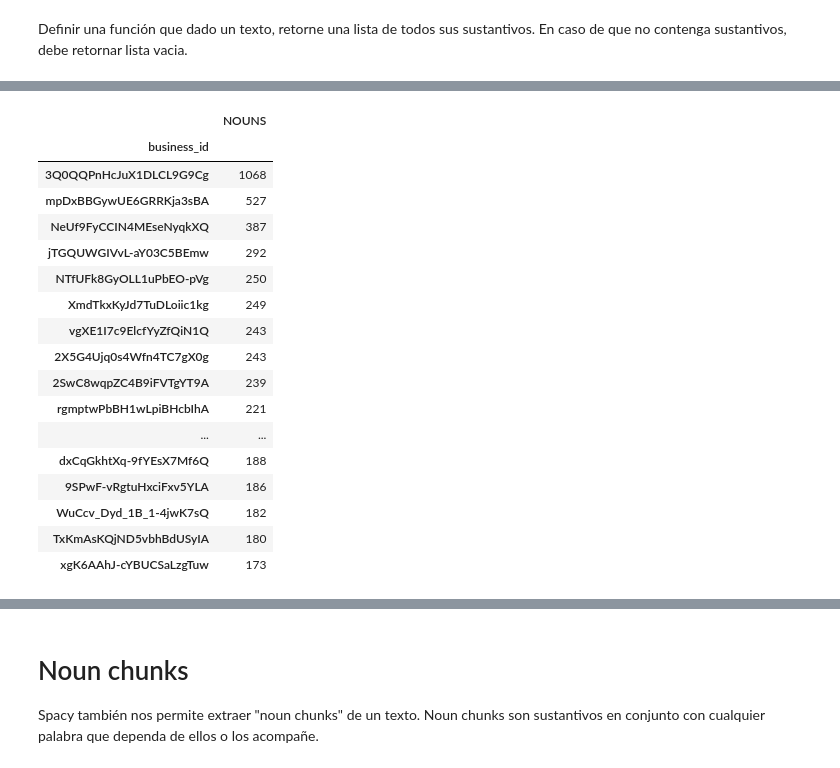
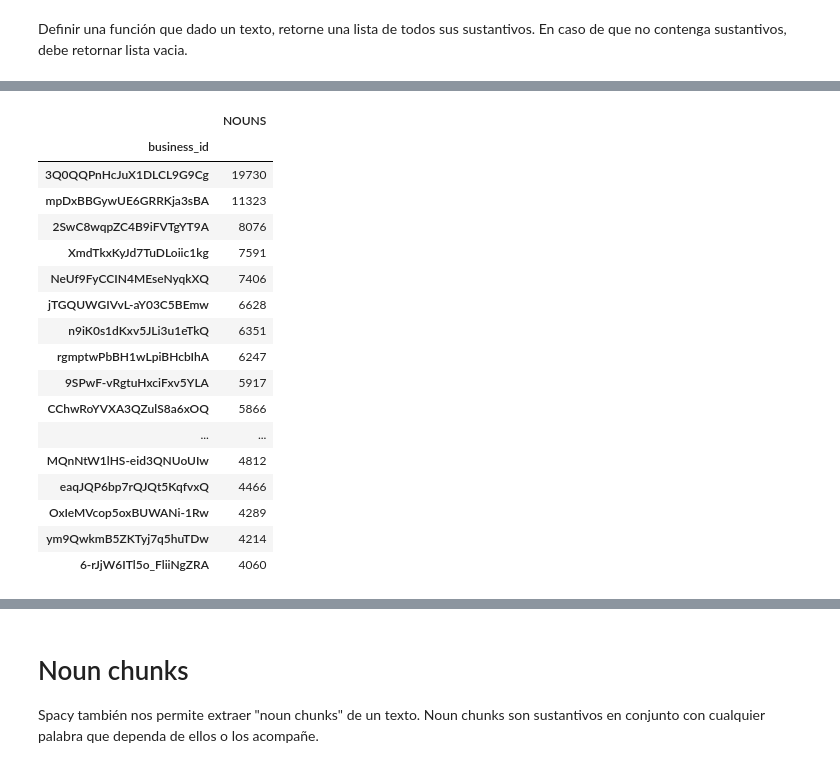
Before and after one commit to ivanjavierparra/Data-Science-Sprint-2, a Jupyter notebook: Segunda_entrega_NLP.ipynb, the cells around one changed output, grey strips where cells are left out. Cells and saved outputs as stored; diff of their text form; code cells hidden in the pictures.

```diff
--- a/Segunda_entrega_NLP.ipynb
+++ b/Segunda_entrega_NLP.ipynb
@@ -21,8 +59,8 @@ import spacy
 #from sklearn.feature_extraction.text import CountVectorizer
 #from sklearn.feature_extraction.text import TfidfVectorizer
 # %%
-# df = pd.read_csv('https://docs.google.com/uc?export=download&id=1sVeJE4zd1fmLnOgYI5QlQeaeaTGa8kIE')
-df = pd.read_csv('CSV/reviews.csv')
+df = pd.read_csv('https://docs.google.com/uc?export=download&id=1sVeJE4zd1fmLnOgYI5QlQeaeaTGa8kIE')
+# df = pd.read_csv('CSV/reviews.csv')
 df.head()
 # %% [output]
 |  | user_id | review_id | text | votes.cool | business_id | votes.funny | stars | date | type | ... |
@@ -146,0 +197,4 @@ graficar_countplot(df, features)
+# %%
+df['datetime'] = pd.to_datetime(df['date'])
+# %%
+df['year'] = df.datetime.dt.year
@@ -383,0 +543,3 @@ Habría que hacer un explode .....
+# %%
+df_exploded_nouns = df.explode("NOUNS")
+df_exploded_nouns.head()
@@ -384,22 +553,23 @@ Habría que hacer un explode .....
 # %%
-df.groupby("business_id").agg({'NOUNS':'count'}).sort_values(by="NOUNS", ascending=False).head(20)
+# NOUNS por negocio.
+df_exploded_nouns.groupby("business_id").agg({'NOUNS':'count'}).sort_values(by="NOUNS", ascending=False).head(20)
 # %% [output]
 |  | NOUNS |
 | business_id |  |
-| 3Q0QQPnHcJuX1DLCL9G9Cg | 1068 |
-| mpDxBBGywUE6GRRKja3sBA | 527 |
-| NeUf9FyCCIN4MEseNyqkXQ | 387 |
-| jTGQUWGIVvL-aY03C5BEmw | 292 |
-| NTfUFk8GyOLL1uPbEO-pVg | 250 |
-| XmdTkxKyJd7TuDLoiic1kg | 249 |
-| vgXE1I7c9ElcfYyZfQiN1Q | 243 |
-| 2X5G4Ujq0s4Wfn4TC7gX0g | 243 |
-| 2SwC8wqpZC4B9iFVTgYT9A | 239 |
-| rgmptwPbBH1wLpiBHcbIhA | 221 |
+| 3Q0QQPnHcJuX1DLCL9G9Cg | 19730 |
+| mpDxBBGywUE6GRRKja3sBA | 11323 |
+| 2SwC8wqpZC4B9iFVTgYT9A | 8076 |
+| XmdTkxKyJd7TuDLoiic1kg | 7591 |
+| NeUf9FyCCIN4MEseNyqkXQ | 7406 |
+| jTGQUWGIVvL-aY03C5BEmw | 6628 |
+| n9iK0s1dKxv5JLi3u1eTkQ | 6351 |
+| rgmptwPbBH1wLpiBHcbIhA | 6247 |
+| 9SPwF-vRgtuHxciFxv5YLA | 5917 |
+| CChwRoYVXA3QZulS8a6xOQ | 5866 |
 | ... | ... |
-| dxCqGkhtXq-9fYEsX7Mf6Q | 188 |
-| 9SPwF-vRgtuHxciFxv5YLA | 186 |
-| WuCcv_Dyd_1B_1-4jwK7sQ | 182 |
-| TxKmAsKQjND5vbhBdUSyIA | 180 |
-| xgK6AAhJ-cYBUCSaLzgTuw | 173 |
+| MQnNtW1lHS-eid3QNUoUIw | 4812 |
+| eaqJQP6bp7rQJQt5KqfvxQ | 4466 |
+| OxIeMVcop5oxBUWANi-1Rw | 4289 |
+| ym9QwkmB5ZKTyj7q5huTDw | 4214 |
+| 6-rJjW6ITl5o_FliiNgZRA | 4060 |
 # %%
```
Also changed, not shown: parts of 56 cells of this notebook.
